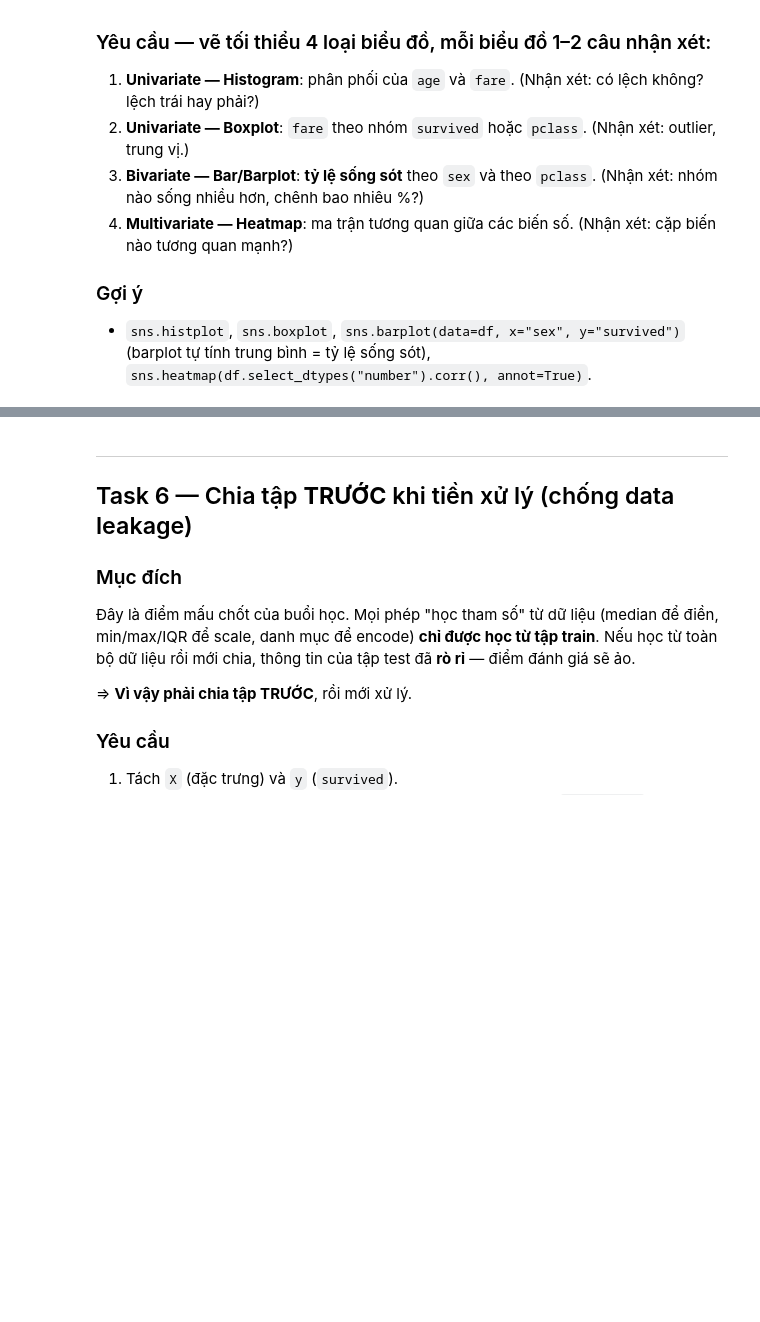
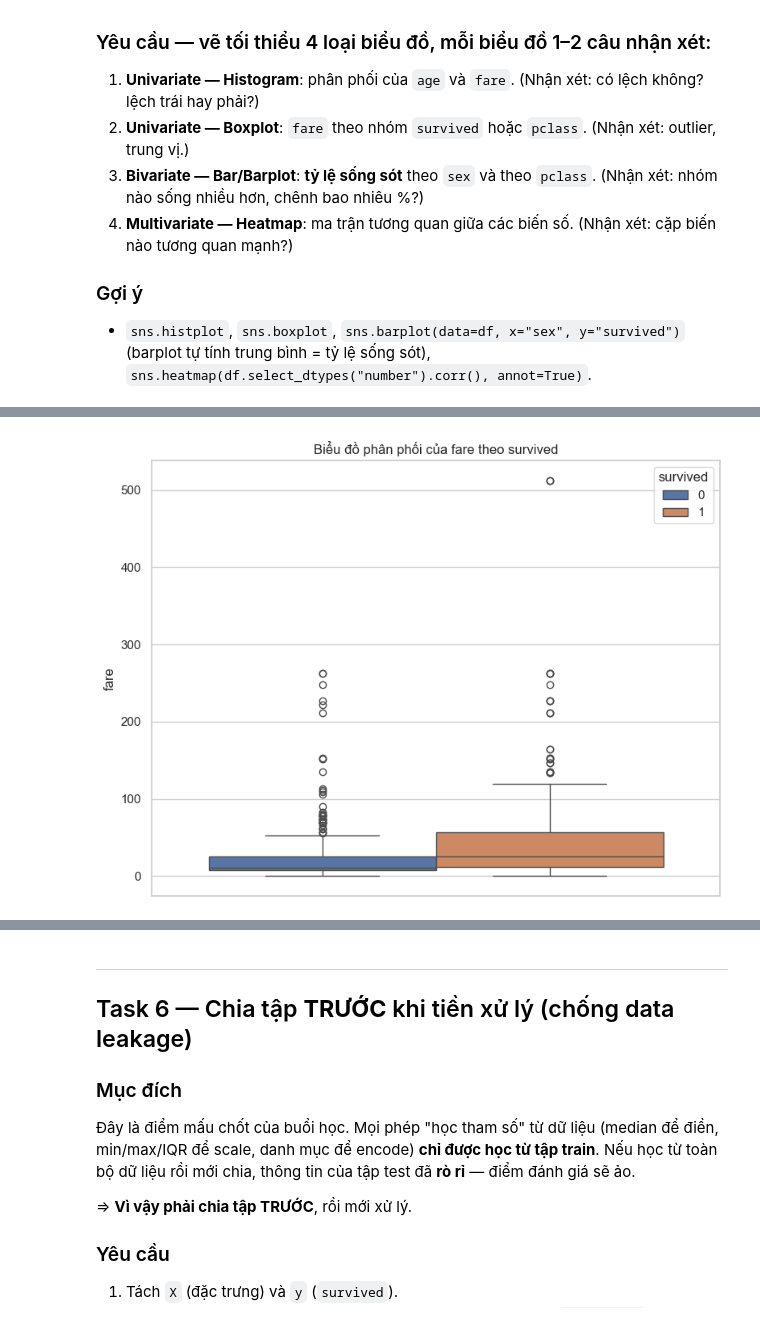
Before and after one commit to nguyenbaoquoc/mliot-pyml-2026-hw, a Jupyter notebook: week03/baitap_buoi5_titanic.ipynb, the cells around one changed output, grey strips where cells are left out. Saved outputs shown, nothing was run; the diff lists cells and outputs as text; code cells hidden in the pictures; blank space fills up the shorter version.

```diff
--- a/week03/baitap_buoi5_titanic.ipynb
+++ b/week03/baitap_buoi5_titanic.ipynb
@@ -317,0 +322,10 @@ EDA là môn học về **nhìn** dữ liệu. Mỗi biểu đồ phải trả l
+# %%
+# TODO 5b: Boxplot fare theo survived hoặc pclass
+...
+fig, ax = plt.subplots(figsize = (8,6))
+sns.boxplot(data = df , y = "fare", hue = "survived", ax= ax)
+plt.title("Biểu đồ phân phối của fare theo survived")
+plt.ylabel("fare")
+plt.tight_layout()
+# %% [output]
+[figure, added]
```
Also changed, not shown: parts of 20 cells of this notebook.
